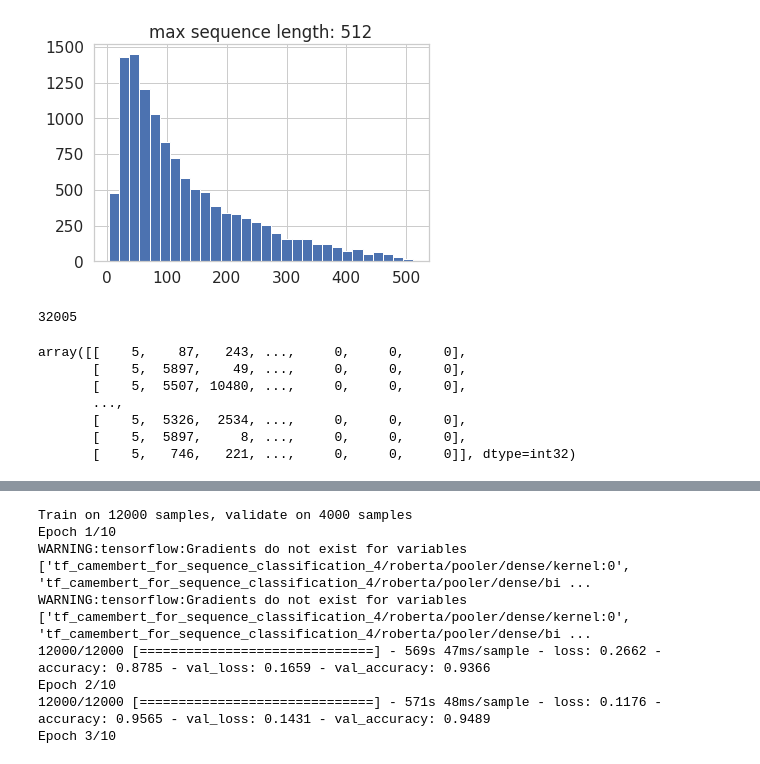
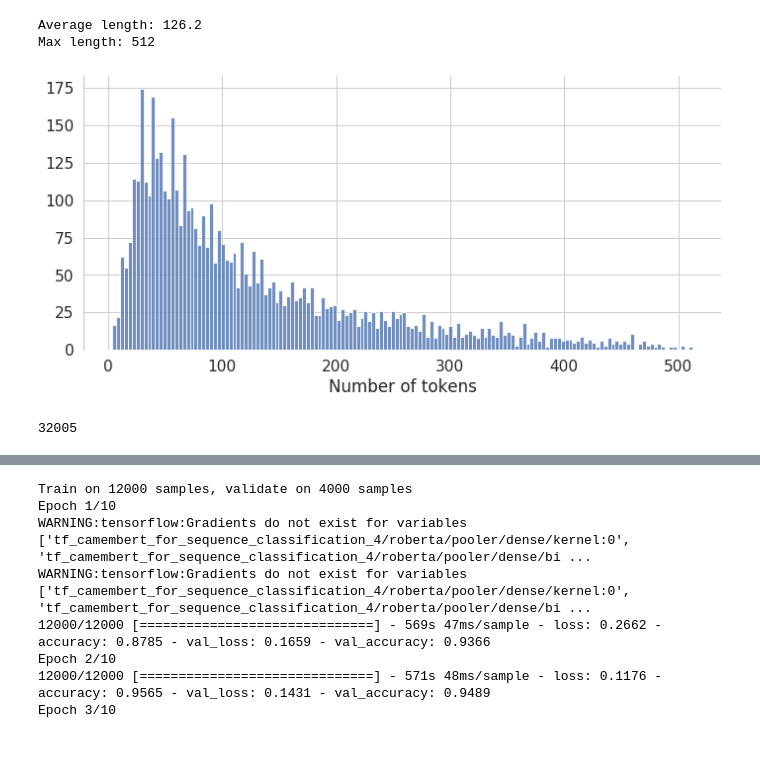
Before and after one commit to TheophileBlard/french-sentiment-analysis-with-bert, a Jupyter notebook: bert.ipynb, the cells around one changed output, grey strips where cells are left out. Saved outputs shown, nothing was run; the diff lists cells and outputs as text; code cells hidden in the pictures.

Commit message:
better bert notebook

```diff
--- a/bert.ipynb
+++ b/bert.ipynb
@@ -12 +42,9 @@ sns.set(style="whitegrid", font_scale=1.4)
+# %%
+train_reviews = train_reviews[:1000]
+val_reviews = val_reviews[:1000]
+test_reviews = test_reviews[:1000]
+
+train_labels = train_labels[:1000]
+val_labels = val_labels[:1000]
+test_labels = test_labels[:1000]
 # %% [markdown]
@@ -32,6 +51,0 @@ class_names = data['class_names']
-# %%
-# Optionnal (subset)
-train_reviews = train_reviews[:3000]
-val_reviews = val_reviews[:3000]
-y_train = y_train[:3000]
-y_val = y_val[:3000]
@@ -94,12 +88,24 @@ tokenizer.decode(tokenizer.encode(some_review))
-# %%
-import matplotlib.pyplot as plt
-
-train_sequence_lengths = [len(tokenizer.encode(text, max_length=512))
-                          for text in train_reviews]
-plt.hist(train_sequence_lengths, bins=30)
-plt.title(f"max sequence length: {max(train_sequence_lengths)}");
-# %% [output]
-[figure, removed]
+# %%
+reviews_len = [len(tokenizer.encode(review, max_length=512))
+                          for review in train_reviews]
+print("Average length: {:.1f}".format(np.mean(reviews_len)))
+print("Max length: {}".format(max(reviews_len)))
+
+plt.figure(figsize=(10,5))
+ax = sns.distplot(reviews_len, bins=150, kde=False, hist_kws=dict(alpha=0.8))
+ax.set(xlabel='Number of tokens')
+
+# Finalize the plot
+sns.despine(bottom=True)
+plt.tight_layout(h_pad=2)
+
+# Saving plot
+fig = ax.get_figure()
+fig.savefig('img/bert/number_of_tokens.png', dpi=200)
+# %% [output]
+Average length: 126.2
+Max length: 512
+[figure, added]
 # %%
 tokenizer.vocab_size
 # %% [output]
@@ -112,23 +113,11 @@ y_val = tf.keras.utils.to_categorical(y_val)
 # %%
 import numpy as np
 
-def encode_dataset(tokenizer, text_sequences, max_length):
-    token_ids = np.zeros(shape=(len(text_sequences), max_length),
+def encode_reviews(tokenizer, reviews, max_length):
+    token_ids = np.zeros(shape=(len(reviews), max_length),
                          dtype=np.int32)
-    for i, text_sequence in enumerate(text_sequences):
-        encoded = tokenizer.encode(text_sequence, max_length=max_length)
+    for i, review in enumerate(reviews):
+        encoded = tokenizer.encode(review, max_length=max_length)
         token_ids[i, 0:len(encoded)] = encoded
-    attention_masks = (token_ids != 0).astype(np.int32)
-    return {"input_ids": token_ids, "attention_masks": attention_masks}
-
-
-encoded_train = encode_dataset(tokenizer, train_reviews, 512)
-encoded_train["input_ids"]
+    attention_mask = (token_ids != 0).astype(np.int32)
+    return {"input_ids": token_ids, "attention_mask": attention_mask}
-# %% [output]
-array([[    5,    87,   243, ...,     0,     0,     0],
-       [    5,  5897,    49, ...,     0,     0,     0],
-       [    5,  5507, 10480, ...,     0,     0,     0],
-       ...,
-       [    5,  5326,  2534, ...,     0,     0,     0],
-       [    5,  5897,     8, ...,     0,     0,     0],
-       [    5,   746,   221, ...,     0,     0,     0]], dtype=int32)
```
Also changed, not shown: parts of 31 cells of this notebook, 6 other files.
